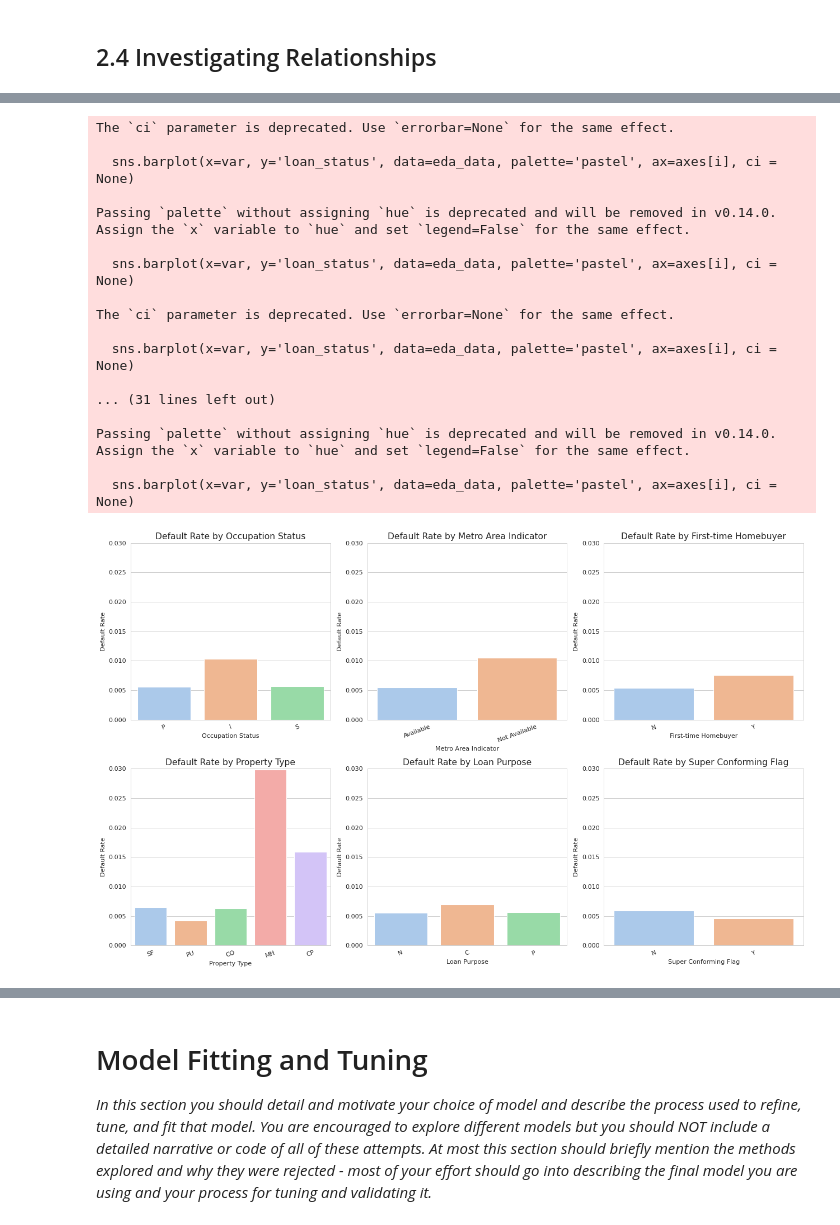
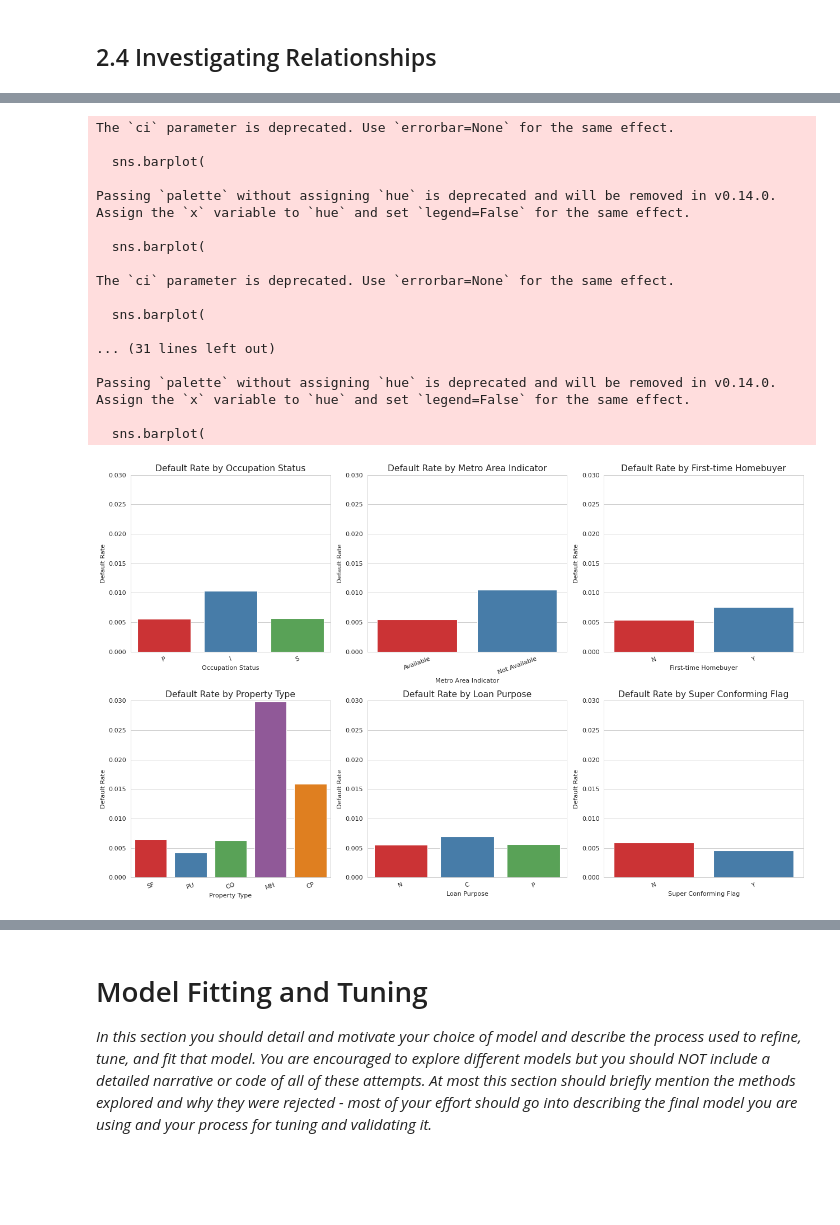
Before and after one commit to ormykingdown/MLP2, a Jupyter notebook: project2.ipynb, the cells around one changed output, grey strips where cells are left out. Cells and saved outputs as stored; diff of their text form; code cells hidden in the pictures; blank space fills up the shorter version.

```diff
--- a/project2.ipynb
+++ b/project2.ipynb
@@ -447,9 +508,10 @@ Passing `palette` without assigning `hue` is deprecated and will be removed in v
 # %%
+# Set plot style and resolution
 sns.set_style('whitegrid')
 plt.rcParams['figure.figsize'] = (4, 5)
 plt.rcParams['figure.dpi'] = 80
 
-# 要绘图的分类变量和标题
+# Define categorical variables and their display titles
 categorical_vars = ['occpy_sts', 'cd_msa', 'flag_fthb', 'prop_type', 'loan_purpose', 'flag_sc']
 titles = [
     "Occupation Status",
@@ -457,42 +519,47 @@ titles = [
     "First-time Homebuyer",
     "Property Type",
     "Loan Purpose",
     "Super Conforming Flag"
 ]
 
-# 创建画布和子图 3 行 2 列
-# 创建画布：2 行 3 列
-fig, axes = plt.subplots(2, 3, figsize=(16, 10))  # 画布更宽一些
+# Create a 2-row, 3-column grid for subplots
+fig, axes = plt.subplots(2, 3, figsize=(16, 10))
 axes = axes.flatten()
 
-# 画图
+# Use a vivid, high-contrast color palette
+contrast_palette = sns.color_palette("Set1")
+
+# Draw bar plots for each categorical variable
 for i, var in enumerate(categorical_vars):
-    sns.barplot(x=var, y='loan_status', data=eda_data, palette='pastel', ax=axes[i], ci = None)
+    sns.barplot(
+        x=var, y='loan_status', data=eda_data,
+        palette=contrast_palette, ax=axes[i], ci=None
+    )
     axes[i].set_title(f"Default Rate by {titles[i]}", fontsize=14)
     axes[i].set_xlabel(titles[i])
     axes[i].set_ylabel("Default Rate")
-    axes[i].set_ylim(0, 0.03)  # 可以根据实际比例微调
+    axes[i].set_ylim(0, 0.03)  # Standardize Y axis scale for better comparison
     axes[i].tick_params(axis='x', rotation=20)
 
-# 调整布局
+# Adjust layout to avoid overlap
 plt.tight_layout()
 plt.show()
 # %% [output]
 The `ci` parameter is deprecated. Use `errorbar=None` for the same effect.
 
-  sns.barplot(x=var, y='loan_status', data=eda_data, palette='pastel', ax=axes[i], ci = None)
+  sns.barplot(
 
 Passing `palette` without assigning `hue` is deprecated and will be removed in v0.14.0. Assign the `x` variable to `hue` and set `legend=False` for the same effect.
 
-  sns.barplot(x=var, y='loan_status', data=eda_data, palette='pastel', ax=axes[i], ci = None)
+  sns.barplot(
 
 The `ci` parameter is deprecated. Use `errorbar=None` for the same effect.
 
-  sns.barplot(x=var, y='loan_status', data=eda_data, palette='pastel', ax=axes[i], ci = None)
+  sns.barplot(
 
 ... (31 lines left out)
 
 Passing `palette` without assigning `hue` is deprecated and will be removed in v0.14.0. Assign the `x` variable to `hue` and set `legend=False` for the same effect.
 
-  sns.barplot(x=var, y='loan_status', data=eda_data, palette='pastel', ax=axes[i], ci = None)
+  sns.barplot(
-[figure, old version]
+[figure, new version]
```
Also changed, not shown: parts of 27 cells of this notebook.
